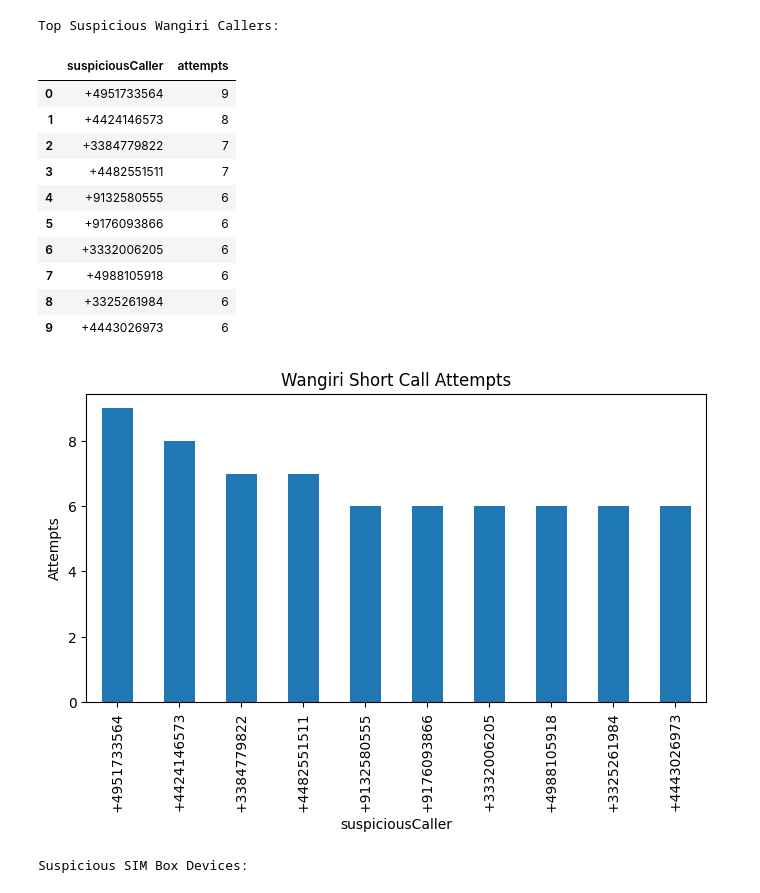
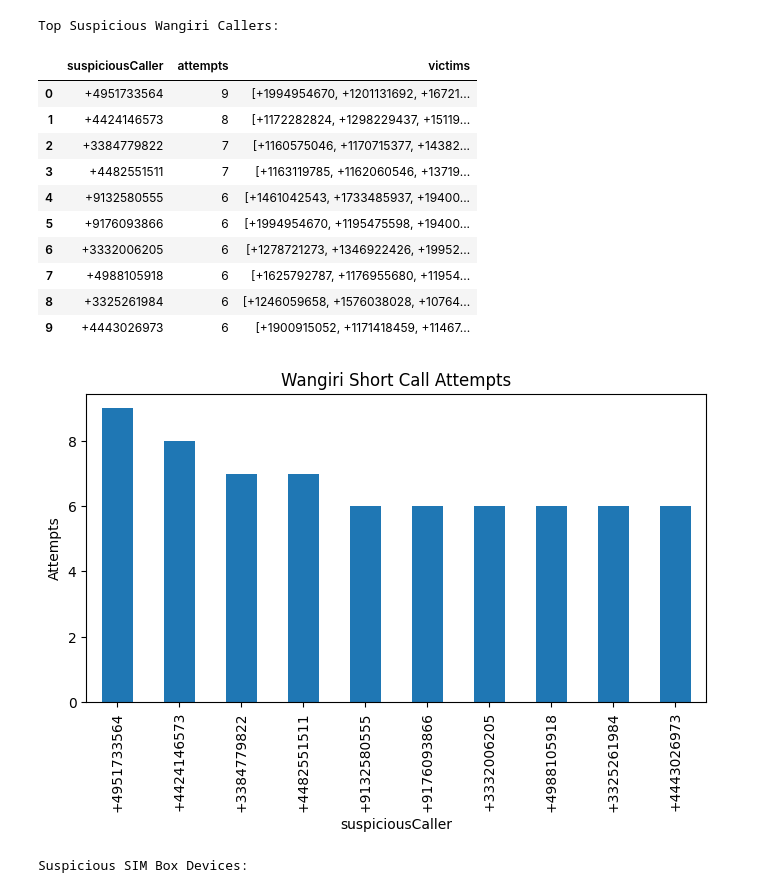
Before and after one commit to marora/neo4j-telco-fraud-demo, a Jupyter notebook: fraud_analysis.ipynb, the cells around one changed output. Cells and saved outputs as stored; diff of their text form; code cells hidden in the pictures.

```diff
--- a/fraud_analysis.ipynb
+++ b/fraud_analysis.ipynb
@@ -65,41 +83,42 @@ Top Premium Numbers (IRSF):
 # %%
 # ----------------------------
 # 3. Wangiri Detection
 # ----------------------------
 wangiri_query = """
 MATCH (a:PhoneNumber)-[c:CALLS]->(b:PhoneNumber)
 WHERE c.duration <= 3 AND c.caller_country = "INTL"
 RETURN a.number AS suspiciousCaller,
-       count(c) AS attempts
+       count(c) AS attempts,
+       collect(DISTINCT b.number)[0..10] AS victims
 ORDER BY attempts DESC
 LIMIT 10
 """
 
 df_wangiri = run_query(wangiri_query)
 print("Top Suspicious Wangiri Callers:")
 display(df_wangiri)
 
 if df_wangiri.empty:
     print("No Wangiri fraud detected in dataset.")
 else:
     # Plot
     df_wangiri.plot(kind="bar", x="suspiciousCaller", y="attempts", legend=False,
                     title="Wangiri Short Call Attempts", figsize=(8,4))
     plt.ylabel("Attempts")
     plt.show()
 # %% [output]
 Top Suspicious Wangiri Callers:
-|  | suspiciousCaller | attempts |
-| 0 | +4951733564 | 9 |
-| 1 | +4424146573 | 8 |
-| 2 | +3384779822 | 7 |
-| 3 | +4482551511 | 7 |
-| 4 | +9132580555 | 6 |
-| 5 | +9176093866 | 6 |
-| 6 | +3332006205 | 6 |
-| 7 | +4988105918 | 6 |
-| 8 | +3325261984 | 6 |
-| 9 | +4443026973 | 6 |
+|  | suspiciousCaller | attempts | victims |
+| 0 | +4951733564 | 9 | [+1994954670, +1201131692, +16721... |
+| 1 | +4424146573 | 8 | [+1172282824, +1298229437, +15119... |
+| 2 | +3384779822 | 7 | [+1160575046, +1170715377, +14382... |
+| 3 | +4482551511 | 7 | [+1163119785, +1162060546, +13719... |
+| 4 | +9132580555 | 6 | [+1461042543, +1733485937, +19400... |
+| 5 | +9176093866 | 6 | [+1994954670, +1195475598, +19400... |
+| 6 | +3332006205 | 6 | [+1278721273, +1346922426, +19952... |
+| 7 | +4988105918 | 6 | [+1625792787, +1176955680, +11954... |
+| 8 | +3325261984 | 6 | [+1246059658, +1576038028, +10764... |
+| 9 | +4443026973 | 6 | [+1900915052, +1171418459, +11467... |
 [figure]
 # %%
 # ----------------------------
```
Also changed, not shown: parts of 1 cell of this notebook, 3 other files.
